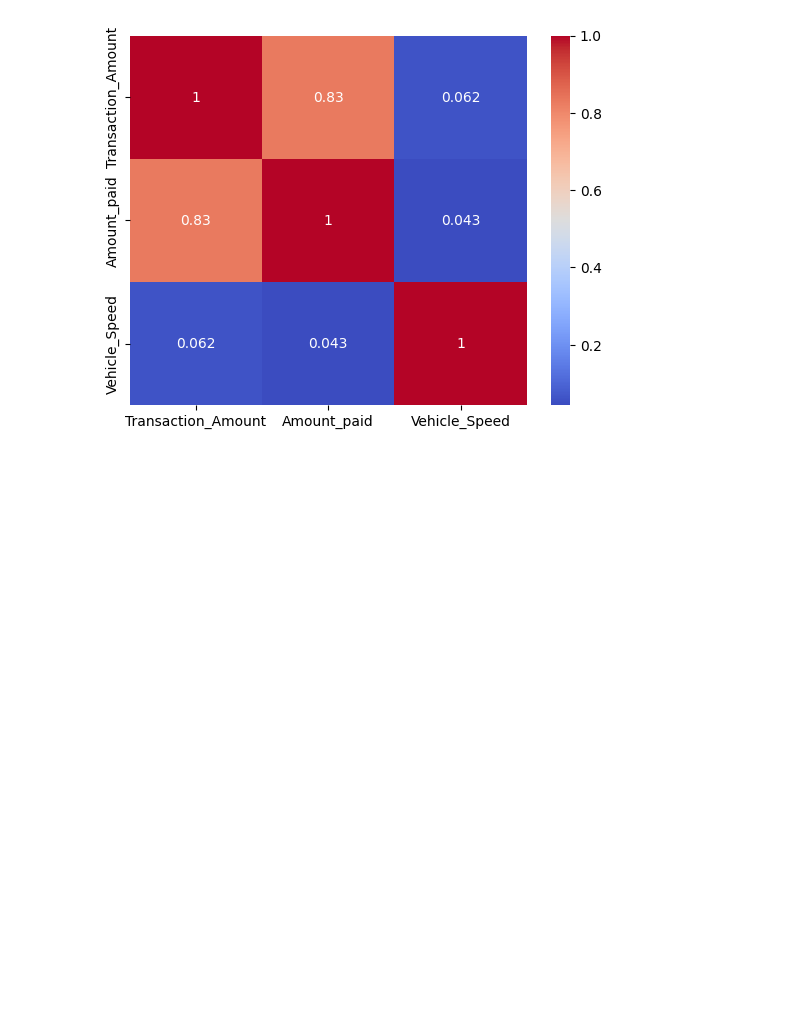
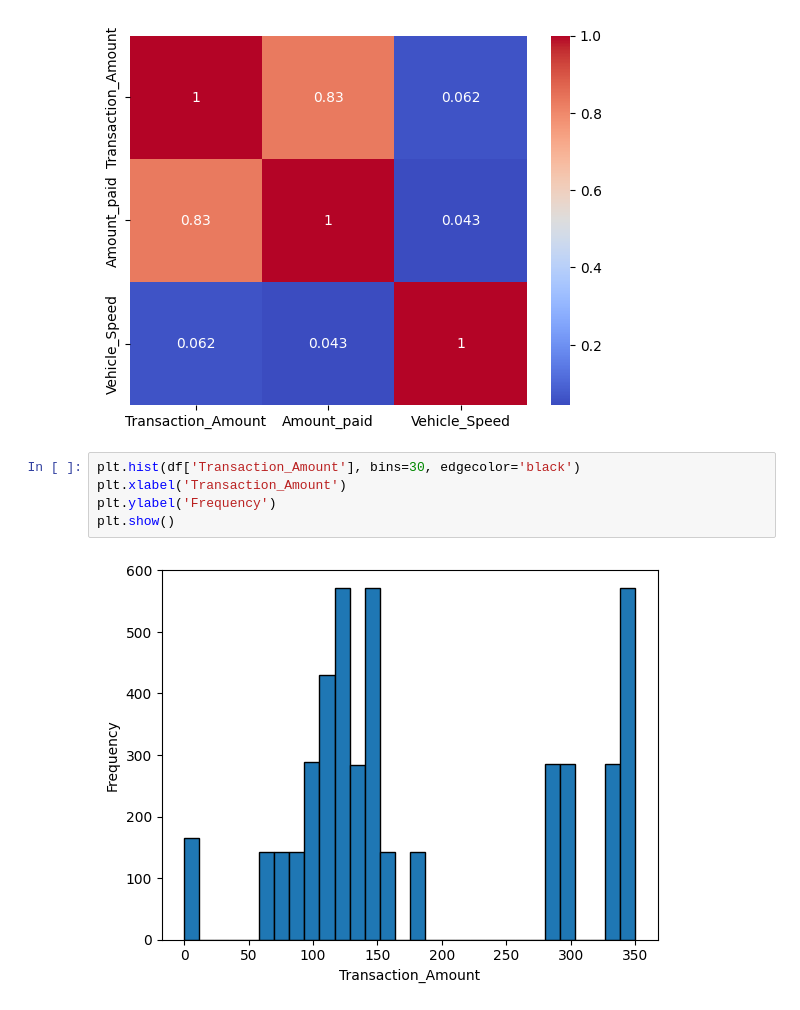
Before and after one commit to raakanaka/Learn-Machine-Learning, a Jupyter notebook: Fraud_Detections.ipynb, the cells around one changed output. Cells and saved outputs as stored; diff of their text form; blank space fills up the shorter version.

```diff
--- a/Fraud_Detections.ipynb
+++ b/Fraud_Detections.ipynb
@@ -160,3 +160,10 @@ sns.heatmap(correlation_matrix, annot=True, cmap='coolwarm')
 plt.show()
 # %% [output]
 [figure]
+# %%
+plt.hist(df['Transaction_Amount'], bins=30, edgecolor='black')
+plt.xlabel('Transaction_Amount')
+plt.ylabel('Frequency')
+plt.show()
+# %% [output]
+[figure, added]
```
Also changed, not shown: parts of 2 cells of this notebook.
